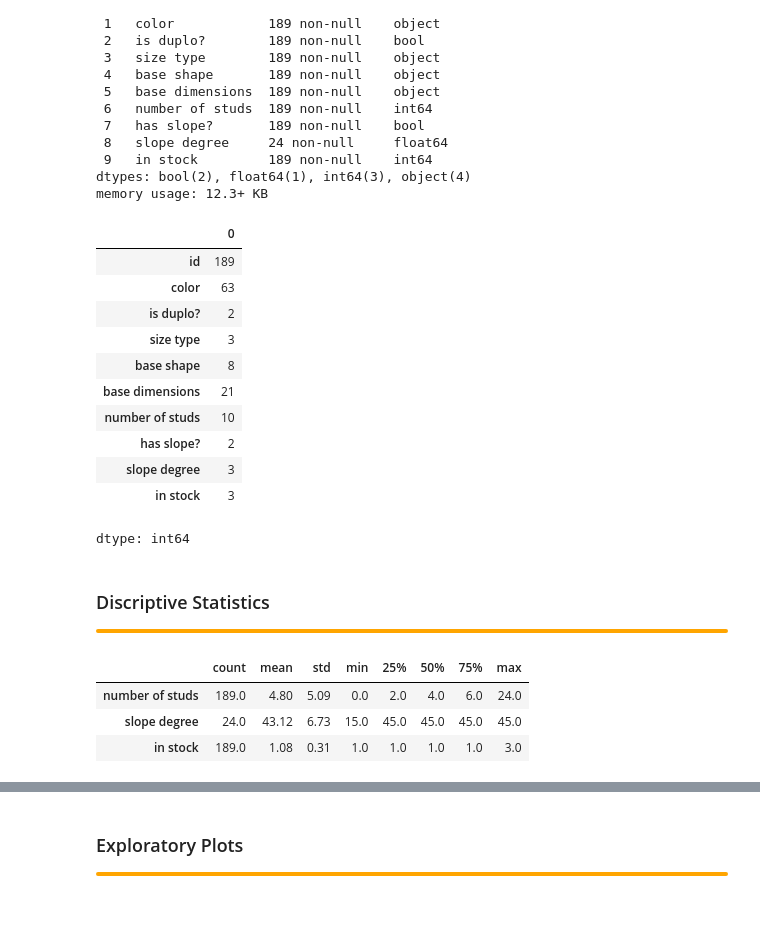
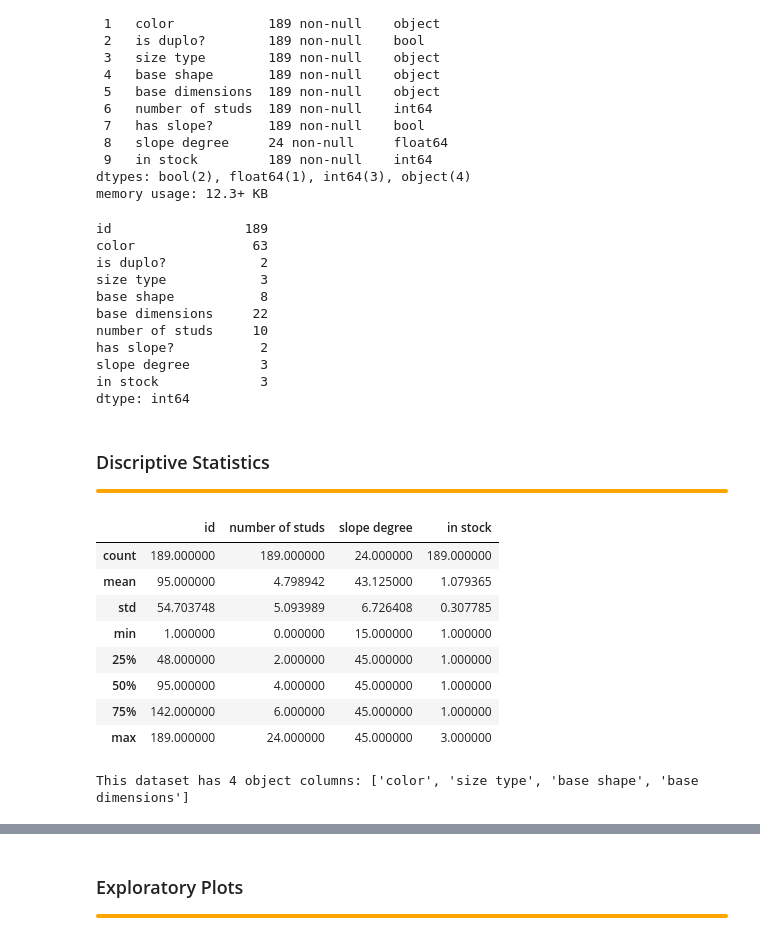
Before and after one commit to muratbek-kebtarum/ASDA_2025_Group_5_Portfolio, a Jupyter notebook: notebooks/week_03_group_5_notebook.ipynb, the cells around one changed output, grey strips where cells are left out. Drawn from its saved outputs; the diff is of its cells as text; code cells hidden in the pictures; blank space fills up the shorter version.

```diff
--- a/notebooks/week_03_group_5_notebook.ipynb
+++ b/notebooks/week_03_group_5_notebook.ipynb
@@ -182,4 +169,0 @@ lego_dataset[~lego_dataset['base dimensions'].str.match(r'^\d+\*\d+$', na=False)
-# %%
-#cleaning invisible symbols in base dimensions like 0*0
-#not deleting row with dimensions 2*4*2*2
-lego_dataset['base dimensions'] = lego_dataset['base dimensions'].astype(str).str.replace(r'[^\d*]', '', regex=True)
@@ -392,17 +360,16 @@ memory usage: 12.3+ KB
 # unique values
 df.nunique()
 # %% [output]
-|  | 0 |
-| id | 189 |
-| color | 63 |
-| is duplo? | 2 |
-| size type | 3 |
-| base shape | 8 |
-| base dimensions | 21 |
-| number of studs | 10 |
-| has slope? | 2 |
-| slope degree | 3 |
-| in stock | 3 |
+id                 189
+color               63
+is duplo?            2
+size type            3
+base shape           8
+base dimensions     22
+number of studs     10
+has slope?           2
+slope degree         3
+in stock             3
 dtype: int64
 # %% [markdown]
 ### Discriptive Statistics
@@ -417,13 +384,23 @@ dtype: int64
 </div>
 # %%
 # Numeric Columns
-desc_stats = df[['number of studs', 'slope degree', 'in stock']].describe().T.round(2)
-desc_stats
+df.describe()
 # %% [output]
-|  | count | mean | std | min | 25% | 50% | 75% | max |
-| number of studs | 189.0 | 4.80 | 5.09 | 0.0 | 2.0 | 4.0 | 6.0 | 24.0 |
-| slope degree | 24.0 | 43.12 | 6.73 | 15.0 | 45.0 | 45.0 | 45.0 | 45.0 |
-| in stock | 189.0 | 1.08 | 0.31 | 1.0 | 1.0 | 1.0 | 1.0 | 3.0 |
+|  | id | number of studs | slope degree | in stock |
+| count | 189.000000 | 189.000000 | 24.000000 | 189.000000 |
+| mean | 95.000000 | 4.798942 | 43.125000 | 1.079365 |
+| std | 54.703748 | 5.093989 | 6.726408 | 0.307785 |
+| min | 1.000000 | 0.000000 | 15.000000 | 1.000000 |
+| 25% | 48.000000 | 2.000000 | 45.000000 | 1.000000 |
+| 50% | 95.000000 | 4.000000 | 45.000000 | 1.000000 |
+| 75% | 142.000000 | 6.000000 | 45.000000 | 1.000000 |
+| max | 189.000000 | 24.000000 | 45.000000 | 3.000000 |
+# %%
+#getting statistics on categorical/object columns
+obj_cols = df.select_dtypes(include='object').columns
+print(f"This dataset has {len(obj_cols)} object columns:", list(obj_cols))
+# %% [output]
+This dataset has 4 object columns: ['color', 'size type', 'base shape', 'base dimensions']
 # %%
 df.sample(20)
 # %% [output]
```
Also changed, not shown: parts of 12 cells of this notebook.
